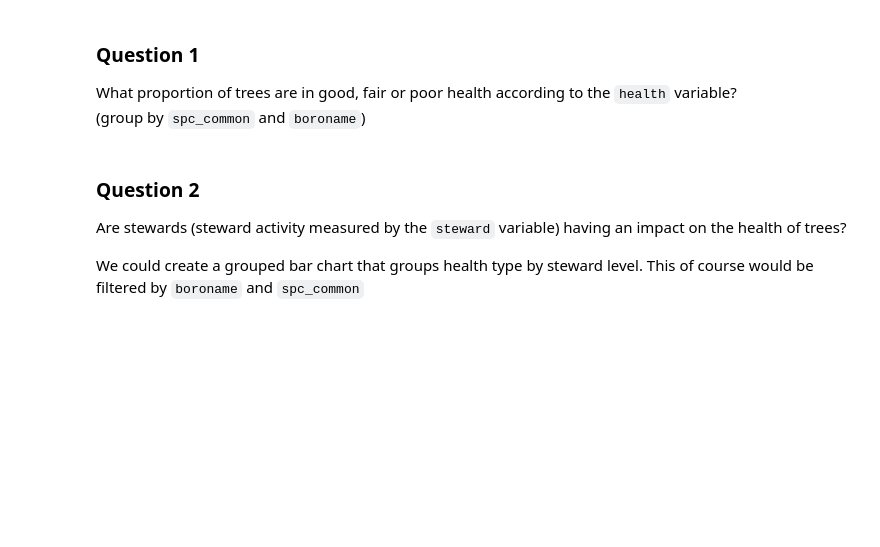
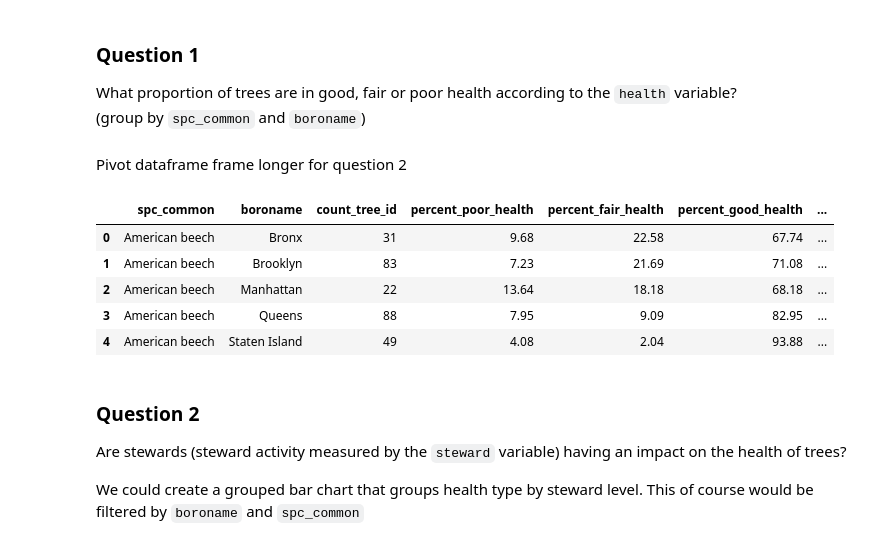
Before and after one commit to justinm0rgan/CUNY_DATA_608, a Jupyter notebook: module4/01_load_data_eda.ipynb, the cells around one changed output. Cells and saved outputs as stored; diff of their text form; code cells hidden in the pictures; blank space fills up the shorter version.

```diff
--- a/module4/01_load_data_eda.ipynb
+++ b/module4/01_load_data_eda.ipynb
@@ -160,6 +160,23 @@ fig.show()
 # %%
 species_list = soql_trees['spc_common'].unique()
 species_options = [{'label': species, 'value': species} for species in species_list]
+# %% [markdown]
+Pivot dataframe frame longer for question 2
+# %%
+soql_trees_melt=soql_trees.melt(
+       id_vars=['spc_common', 'boroname', 'count_tree_id', 'percent_poor_health',
+                'percent_fair_health','percent_good_health'],
+       value_vars=['one_two_stewards', 'three_four_stewards','four_or_more_stewards'],
+       var_name="steward", value_name="steward_count")
+
+soql_trees_melt.head()
+# %% [output]
+|  | spc_common | boroname | count_tree_id | percent_poor_health | percent_fair_health | percent_good_health | ... |
+| 0 | American beech | Bronx | 31 | 9.68 | 22.58 | 67.74 | ... |
+| 1 | American beech | Brooklyn | 83 | 7.23 | 21.69 | 71.08 | ... |
+| 2 | American beech | Manhattan | 22 | 13.64 | 18.18 | 68.18 | ... |
+| 3 | American beech | Queens | 88 | 7.95 | 9.09 | 82.95 | ... |
+| 4 | American beech | Staten Island | 49 | 4.08 | 2.04 | 93.88 | ... |
 # %% [markdown]
 ### Question 2
 Are stewards (steward activity measured by the `steward` variable) having an impact on the health of trees?
```
Also changed, not shown: parts of 3 cells of this notebook.
